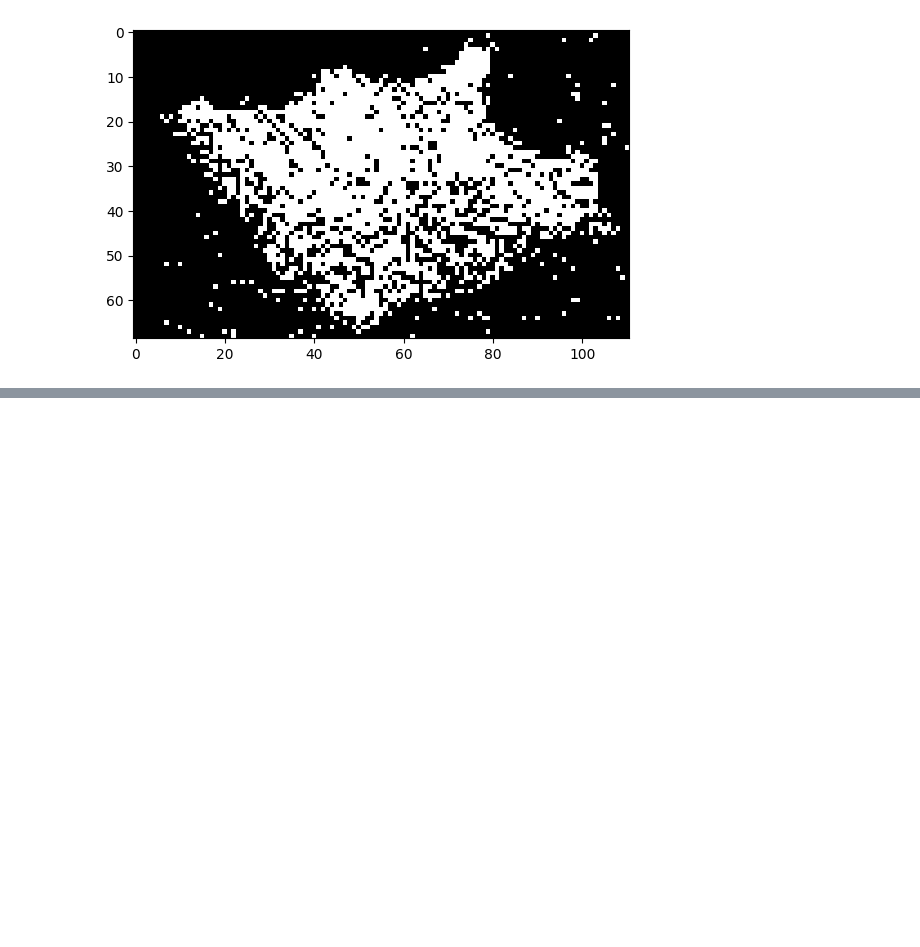
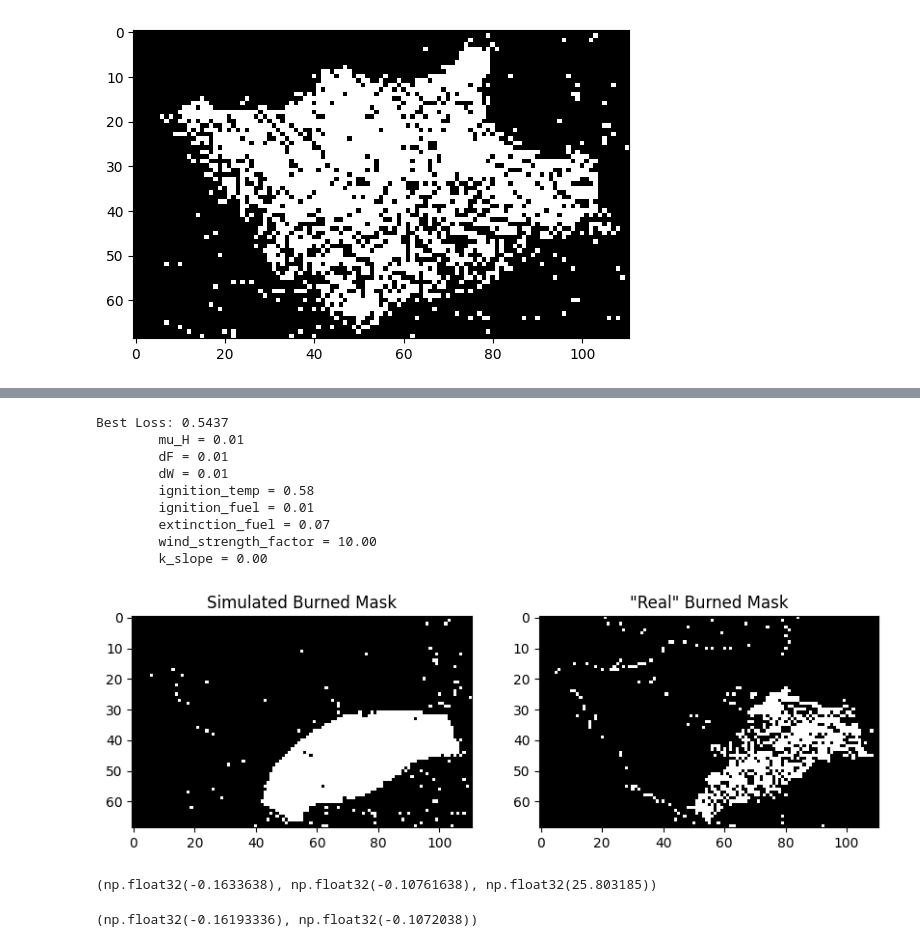
Before and after one commit to claraelisabeth/Adv_Modelling_and_Simulation, a Jupyter notebook: notebooks/optimization_santa_rosa.ipynb, the cells around one changed output, grey strips where cells are left out. Cells and saved outputs as stored; diff of their text form; code cells hidden in the pictures; blank space fills up the shorter version.

```diff
--- a/notebooks/optimization_santa_rosa.ipynb
+++ b/notebooks/optimization_santa_rosa.ipynb
@@ -259,0 +289,42 @@ differential_evolution step 12: f(x)= 0.48193244304791827
+# %%
+print(f"\nBest Loss: {opt_gp.fun:.4f}")
+for i in range(len(params_opt)):
+    print(f"\t{list(params_opt.keys())[i]} = {opt_gp.x[i]:.2f}")
+    params_dict[list(params_opt.keys())[i]] = opt_gp.x[i]
+
+sim_opt = FireSpreadingAdvanced(Parameters(**params_dict), precompute_mu=True)
+sim_opt.run_simulation(timesteps=delta_t, visualization=True, gif_name="sim_opt_gp")
+
+plt.figure(figsize=(10,5))
+plt.subplot(1,2,1)
+plt.imshow(sim_opt.calculate_simulation_burned_mask(), cmap='gray')
+plt.title("Simulated Burned Mask")
+plt.subplot(1,2,2)
+plt.imshow(burned_mask, cmap='gray')
+plt.title('"Real" Burned Mask')
+plt.show()
+# %% [output]
+Best Loss: 0.5437
+        mu_H = 0.01
+        dF = 0.01
+        dW = 0.01
+        ignition_temp = 0.58
+        ignition_fuel = 0.01
+        extinction_fuel = 0.07
+        wind_strength_factor = 10.00
+        k_slope = 0.00
+[figure, added]
+# %%
+import pandas as pd
+gradx, grady = (np.gradient(topo, 250)[0], np.gradient(topo, 250)[1])
+pos = (62, 57)
+gradx = gradx[pos[0]][pos[1]]
+grady = grady[pos[0]][pos[1]]
+gradx, grady, topo[pos[0]][pos[1]]
+# %% [output]
+(np.float32(-0.1633638), np.float32(-0.10761638), np.float32(25.803185))
+# %%
+# calculate angle
+np.arctan(gradx), np.arctan(grady)
+# %% [output]
+(np.float32(-0.16193336), np.float32(-0.1072038))
```
Also changed, not shown: parts of 11 cells of this notebook.
